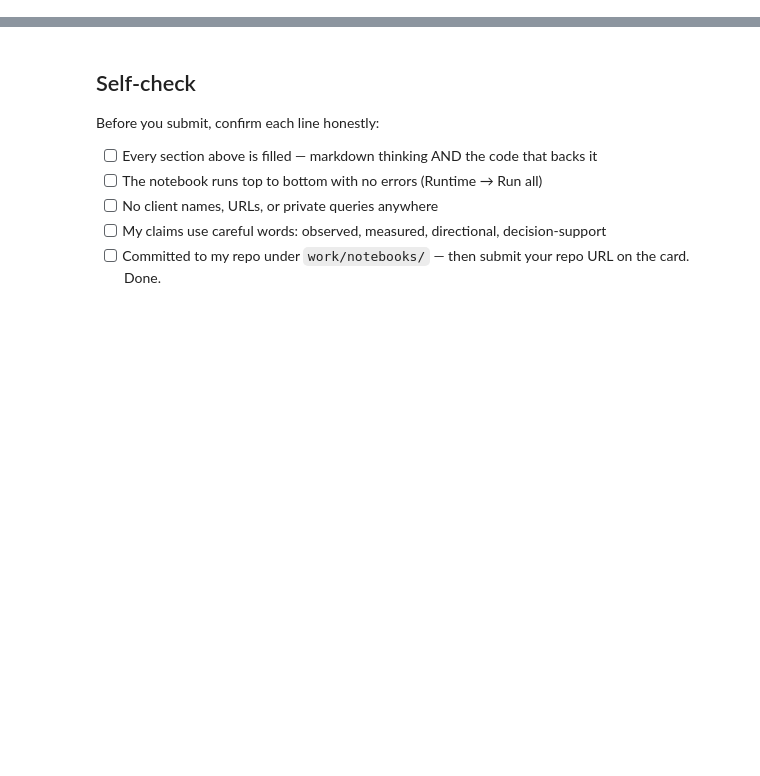
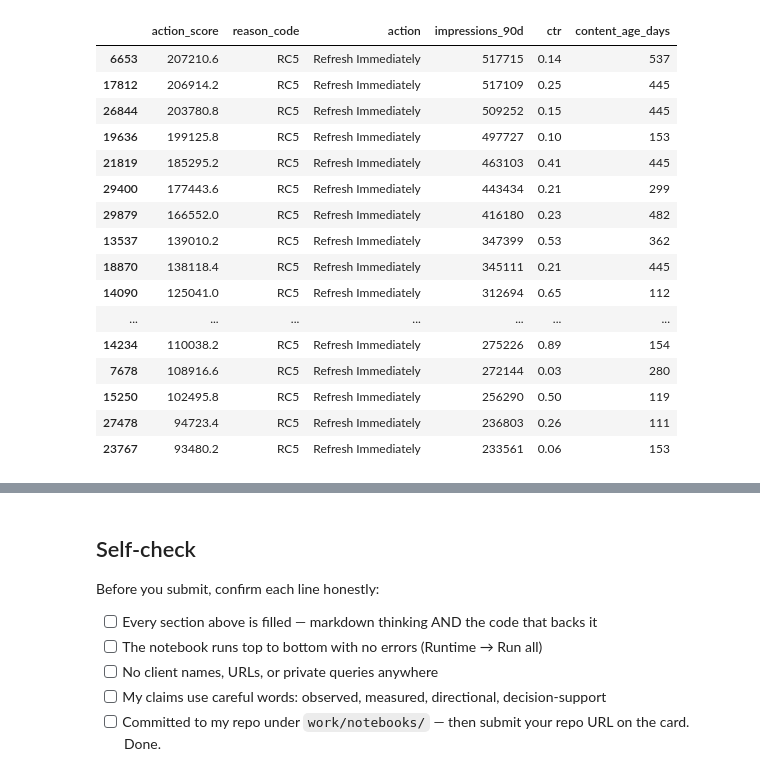
Before and after one commit to ZainAliShah199/flyrank-ml-internship, a Jupyter notebook: work/notebooks/w07_action_playbook.ipynb, the cells around one changed output, grey strips where cells are left out. Saved outputs shown, nothing was run; the diff lists cells and outputs as text; code cells hidden in the pictures; blank space fills up the shorter version.

```diff
--- a/work/notebooks/w07_action_playbook.ipynb
+++ b/work/notebooks/w07_action_playbook.ipynb
@@ -43,0 +76,15 @@ This skeleton is yours to fill. Work the sections **in order** — each one has
+# %%
+df["action_score"] = (
+    df["impressions_90d"] * 0.4 +
+    df["content_age_days"] * 0.2 +
+    df["days_since_last_update"] * 0.3 -
+    df["ctr"] * 100
+)
+
+df = df.sort_values("action_score", ascending=False)
+
+df["reason_code"] = "RC5"
+
+df["action"] = "Refresh Immediately"
+
+df[["action_score","reason_code","action"]].head()
@@ -43,0 +139,29 @@ This skeleton is yours to fill. Work the sections **in order** — each one has
+# %%
+top20 = df.head(20)
+
+top20[[
+    "action_score",
+    "reason_code",
+    "action",
+    "impressions_90d",
+    "ctr",
+    "content_age_days"
+]]
+# %% [output]
+|  | action_score | reason_code | action | impressions_90d | ctr | content_age_days |
+| 6653 | 207210.6 | RC5 | Refresh Immediately | 517715 | 0.14 | 537 |
+| 17812 | 206914.2 | RC5 | Refresh Immediately | 517109 | 0.25 | 445 |
+| 26844 | 203780.8 | RC5 | Refresh Immediately | 509252 | 0.15 | 445 |
+| 19636 | 199125.8 | RC5 | Refresh Immediately | 497727 | 0.10 | 153 |
+| 21819 | 185295.2 | RC5 | Refresh Immediately | 463103 | 0.41 | 445 |
+| 29400 | 177443.6 | RC5 | Refresh Immediately | 443434 | 0.21 | 299 |
+| 29879 | 166552.0 | RC5 | Refresh Immediately | 416180 | 0.23 | 482 |
+| 13537 | 139010.2 | RC5 | Refresh Immediately | 347399 | 0.53 | 362 |
+| 18870 | 138118.4 | RC5 | Refresh Immediately | 345111 | 0.21 | 445 |
+| 14090 | 125041.0 | RC5 | Refresh Immediately | 312694 | 0.65 | 112 |
+| ... | ... | ... | ... | ... | ... | ... |
+| 14234 | 110038.2 | RC5 | Refresh Immediately | 275226 | 0.89 | 154 |
+| 7678 | 108916.6 | RC5 | Refresh Immediately | 272144 | 0.03 | 280 |
+| 15250 | 102495.8 | RC5 | Refresh Immediately | 256290 | 0.50 | 119 |
+| 27478 | 94723.4 | RC5 | Refresh Immediately | 236803 | 0.26 | 111 |
+| 23767 | 93480.2 | RC5 | Refresh Immediately | 233561 | 0.06 | 153 |
```
Also changed, not shown: parts of 21 cells of this notebook.
